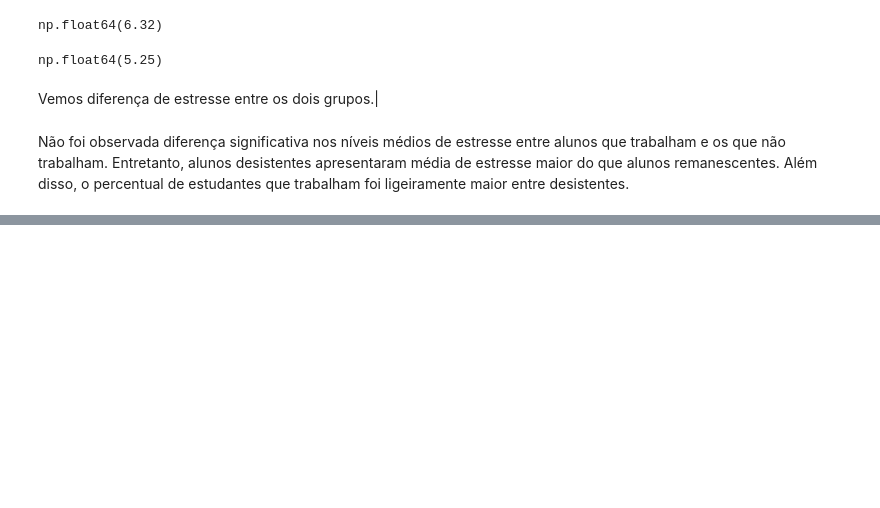
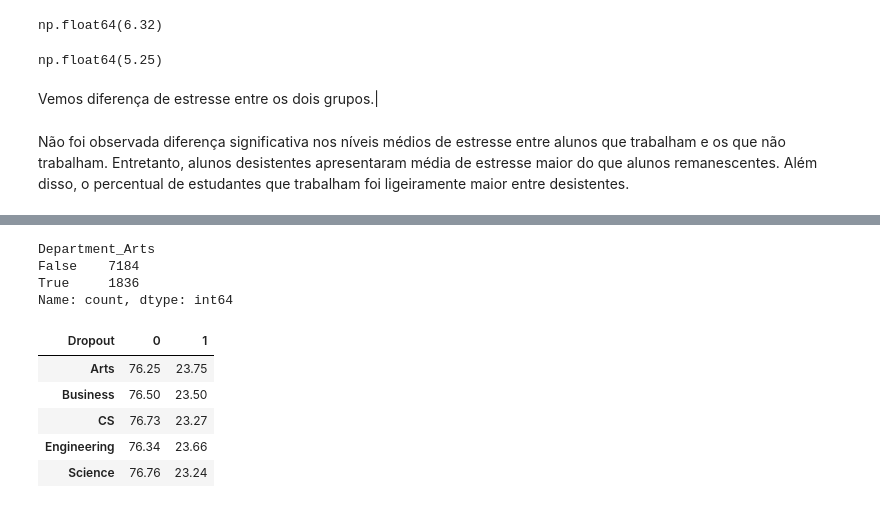
Before and after one commit to Senac-EAD-PTI-Grupo/senac-pi-grupo03-2026, a Jupyter notebook: projeto/app/exploratory_analysis.ipynb, the cells around one changed output, grey strips where cells are left out. Cells and saved outputs as stored; diff of their text form; code cells hidden in the pictures; blank space fills up the shorter version.

```diff
--- a/projeto/app/exploratory_analysis.ipynb
+++ b/projeto/app/exploratory_analysis.ipynb
@@ -698,0 +754,7 @@ Entretanto, alunos desistentes apresentaram média de estresse maior do que alun
+# %%
+df['Department_Arts'].value_counts()
+# %% [output]
+Department_Arts
+False    7184
+True     1836
+Name: count, dtype: int64
@@ -698,0 +777,9 @@ Entretanto, alunos desistentes apresentaram média de estresse maior do que alun
+# %%
+resultado
+# %% [output]
+| Dropout | 0 | 1 |
+| Arts | 76.25 | 23.75 |
+| Business | 76.50 | 23.50 |
+| CS | 76.73 | 23.27 |
+| Engineering | 76.34 | 23.66 |
+| Science | 76.76 | 23.24 |
```
Also changed, not shown: parts of 19 cells of this notebook.
